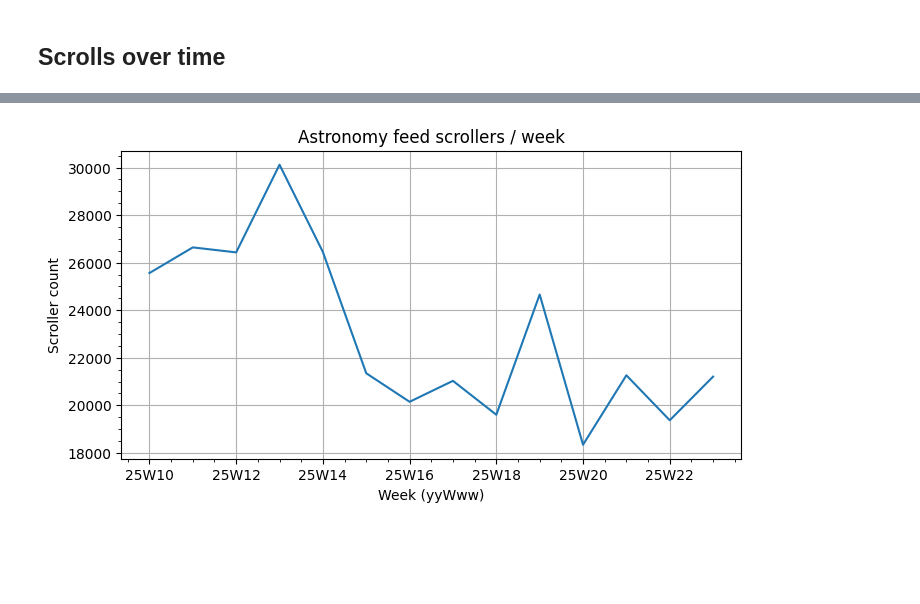
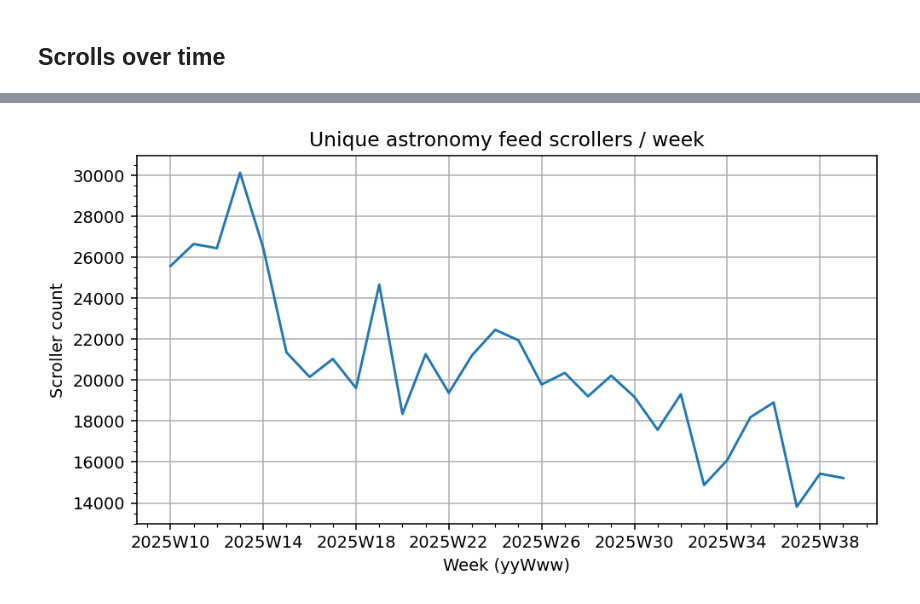
Before and after one commit to the-astrosky-ecosystem/scripts, a Jupyter notebook: plots/feed_activity.ipynb, the cells around one changed output, grey strips where cells are left out. Cells and saved outputs as stored; diff of their text form; code cells hidden in the pictures; blank space fills up the shorter version.

```diff
--- a/plots/feed_activity.ipynb
+++ b/plots/feed_activity.ipynb
@@ -9,8 +9,11 @@ import matplotlib.pyplot as plt
 
 from datetime import datetime, timedelta, date
 from pathlib import Path
+
+
+plt.rcParams['figure.dpi'] = 140
 # %%
-datadir = Path("../../_backups/250619_parquet")
+datadir = Path("../../_backups/251008_parquet")
 # %%
 posts = pd.read_parquet(datadir / "post.parquet")
 accounts = pd.read_parquet(datadir / "account.parquet")
@@ -328,14 +359,14 @@ fig.savefig("output/scrolls_per_week.png", bbox_inches="tight")
 # %%
 days_to_plot = by_week.iloc[:-1]  # Exclude today
 
 fig, ax = plt.subplots(figsize=(8, 4), facecolor="w")
-weeks = [f"{x[2:4]}W{x[4:]}" for x in days_to_plot['request_dt']]
+weeks = [f"{x[0:4]}W{x[4:]}" for x in days_to_plot['request_dt']]
 ax.plot(weeks, days_to_plot['unique_users'])
-ax.set(title="Astronomy feed scrollers / week", xlabel="Week (yyWww)", ylabel="Scroller count")
+ax.set(title="Unique astronomy feed scrollers / week", xlabel="Week (yyWww)", ylabel="Scroller count")
 ax.grid()
 ax.xaxis.set_major_locator(plt.MaxNLocator(8))
 ax.minorticks_on()
 
 fig.savefig("output/scrollers_per_week.png", bbox_inches="tight")
 # %% [output]
-[figure, old version]
+[figure, new version]
```
Also changed, not shown: parts of 16 cells of this notebook.
